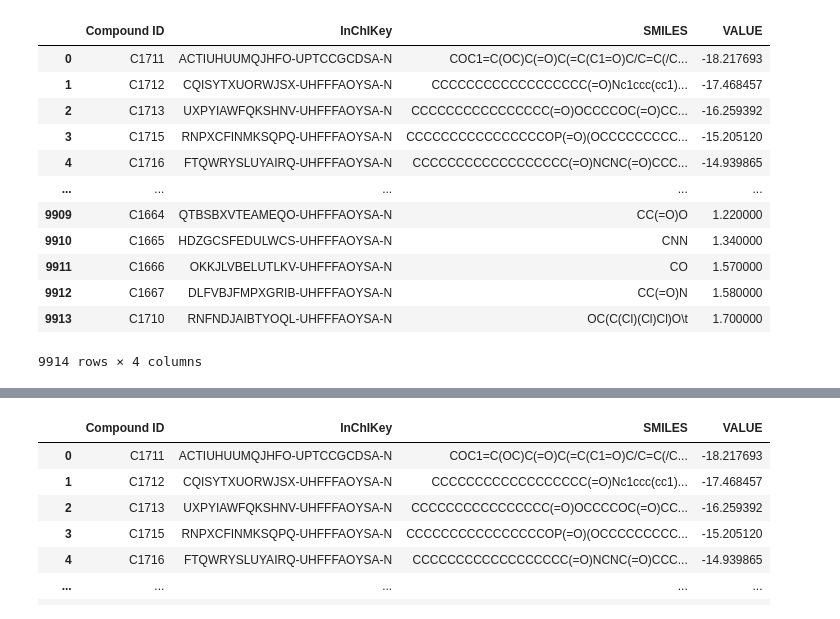
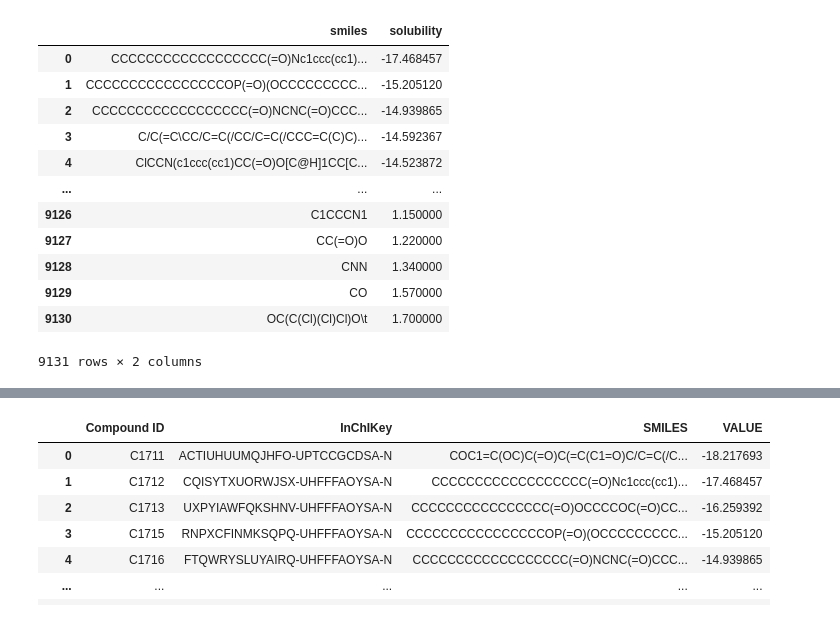
Before and after one commit to DSjayjang/Project, a Jupyter notebook: ChemGCNs/test.ipynb, the cells around one changed output, grey strips where cells are left out. Cells and saved outputs as stored; diff of their text form; code cells hidden in the pictures.

```diff
--- a/ChemGCNs/test.ipynb
+++ b/ChemGCNs/test.ipynb
@@ -7,20 +7,20 @@ import sys, os
 # from descriptor_selection.utils import MolecularFeatureExtractor
 # import deepchem as dc
 # %%
-df = pd.read_csv(r'.\datasets\solubility_only.csv')
+df = pd.read_csv(r'.\datasets\solubility_only89_35.csv')
 df
 # %% [output]
-|  | Compound ID | InChIKey | SMILES | VALUE |
-| 0 | C1711 | ACTIUHUUMQJHFO-UPTCCGCDSA-N | COC1=C(OC)C(=O)C(=C(C1=O)C/C=C(/C... | -18.217693 |
-| 1 | C1712 | CQISYTXUORWJSX-UHFFFAOYSA-N | CCCCCCCCCCCCCCCCCC(=O)Nc1ccc(cc1)... | -17.468457 |
-| 2 | C1713 | UXPYIAWFQKSHNV-UHFFFAOYSA-N | CCCCCCCCCCCCCCCC(=O)OCCCCOC(=O)CC... | -16.259392 |
-| 3 | C1715 | RNPXCFINMKSQPQ-UHFFFAOYSA-N | CCCCCCCCCCCCCCCCOP(=O)(OCCCCCCCCC... | -15.205120 |
-| 4 | C1716 | FTQWRYSLUYAIRQ-UHFFFAOYSA-N | CCCCCCCCCCCCCCCCCC(=O)NCNC(=O)CCC... | -14.939865 |
-| ... | ... | ... | ... | ... |
-| 9909 | C1664 | QTBSBXVTEAMEQO-UHFFFAOYSA-N | CC(=O)O | 1.220000 |
-| 9910 | C1665 | HDZGCSFEDULWCS-UHFFFAOYSA-N | CNN | 1.340000 |
-| 9911 | C1666 | OKKJLVBELUTLKV-UHFFFAOYSA-N | CO | 1.570000 |
-| 9912 | C1667 | DLFVBJFMPXGRIB-UHFFFAOYSA-N | CC(=O)N | 1.580000 |
-| 9913 | C1710 | RNFNDJAIBTYOQL-UHFFFAOYSA-N | OC(C(Cl)(Cl)Cl)O\t | 1.700000 |
+|  | smiles | solubility |
+| 0 | CCCCCCCCCCCCCCCCCC(=O)Nc1ccc(cc1)... | -17.468457 |
+| 1 | CCCCCCCCCCCCCCCCOP(=O)(OCCCCCCCCC... | -15.205120 |
+| 2 | CCCCCCCCCCCCCCCCCC(=O)NCNC(=O)CCC... | -14.939865 |
+| 3 | C/C(=C\CC/C=C(/CC/C=C(/CCC=C(C)C)... | -14.592367 |
+| 4 | ClCCN(c1ccc(cc1)CC(=O)O[C@H]1CC[C... | -14.523872 |
+| ... | ... | ... |
+| 9126 | C1CCCN1 | 1.150000 |
+| 9127 | CC(=O)O | 1.220000 |
+| 9128 | CNN | 1.340000 |
+| 9129 | CO | 1.570000 |
+| 9130 | OC(C(Cl)(Cl)Cl)O\t | 1.700000 |
-9914 rows × 4 columns
+9131 rows × 2 columns
 # %%
```
Also changed, not shown: parts of 9 cells of this notebook, 35 other files.
